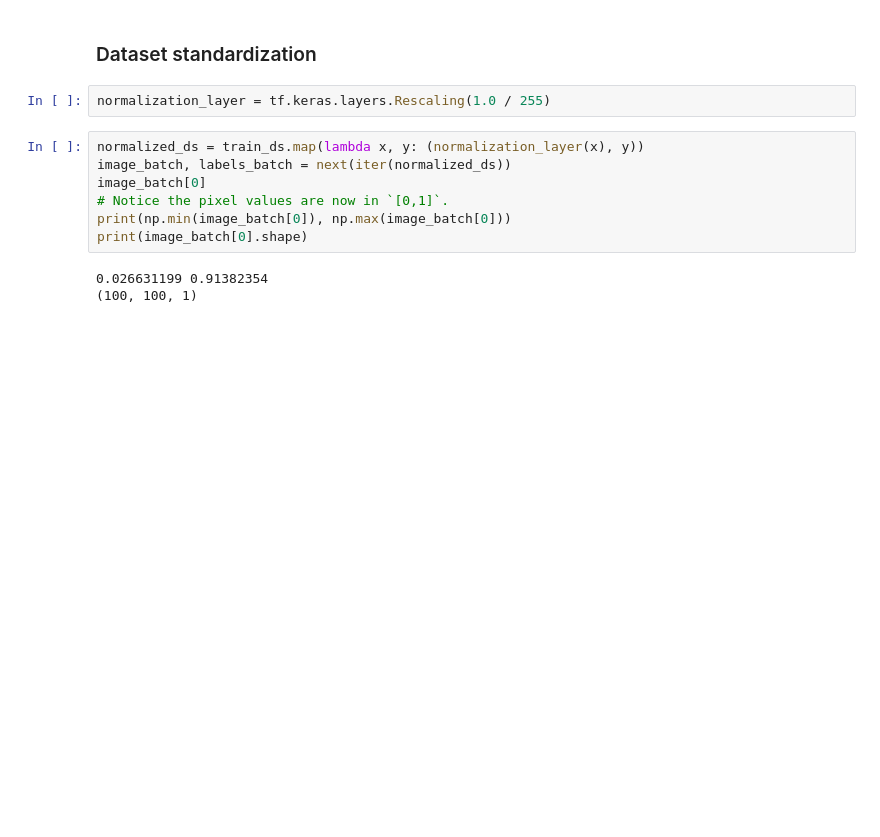
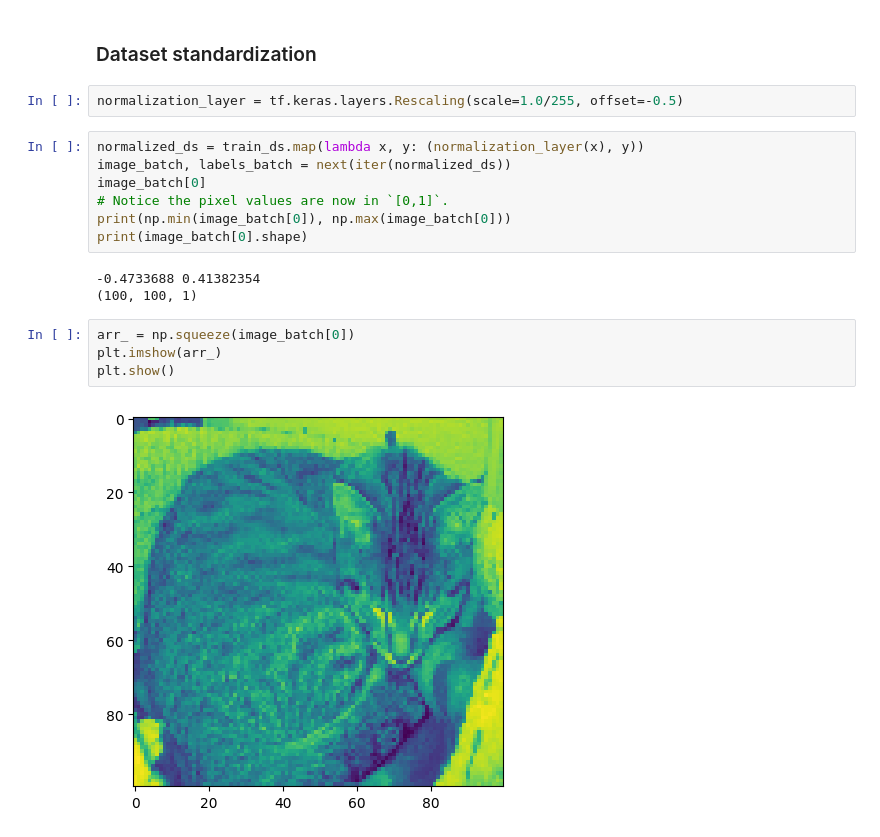
Before and after one commit to TommasoLocatelli/ml_cats_vs_dogs, a Jupyter notebook: 0.PreProcessing.ipynb, the cells around one changed output. Saved outputs shown, nothing was run; the diff lists cells and outputs as text; blank space fills up the shorter version.

```diff
--- a/0.PreProcessing.ipynb
+++ b/0.PreProcessing.ipynb
@@ -99,7 +100,7 @@ for image_batch, labels_batch in train_ds:
 # %% [markdown]
 ### Dataset standardization
 # %%
-normalization_layer = tf.keras.layers.Rescaling(1.0 / 255)
+normalization_layer = tf.keras.layers.Rescaling(scale=1.0/255, offset=-0.5)
 # %%
 normalized_ds = train_ds.map(lambda x, y: (normalization_layer(x), y))
 image_batch, labels_batch = next(iter(normalized_ds))
@@ -108,5 +109,11 @@ image_batch[0]
 print(np.min(image_batch[0]), np.max(image_batch[0]))
 print(image_batch[0].shape)
 # %% [output]
-0.026631199 0.91382354
+-0.4733688 0.41382354
 (100, 100, 1)
+# %%
+arr_ = np.squeeze(image_batch[0])
+plt.imshow(arr_)
+plt.show()
+# %% [output]
+[figure, added]
```
Also changed, not shown: parts of 3 cells of this notebook, 4 other files.
